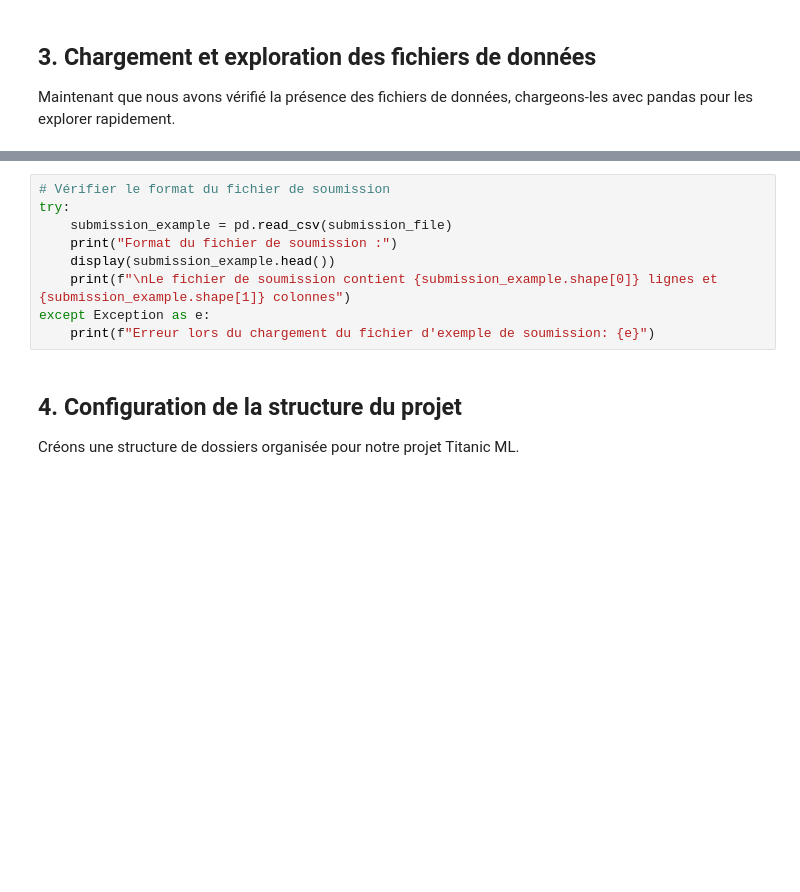
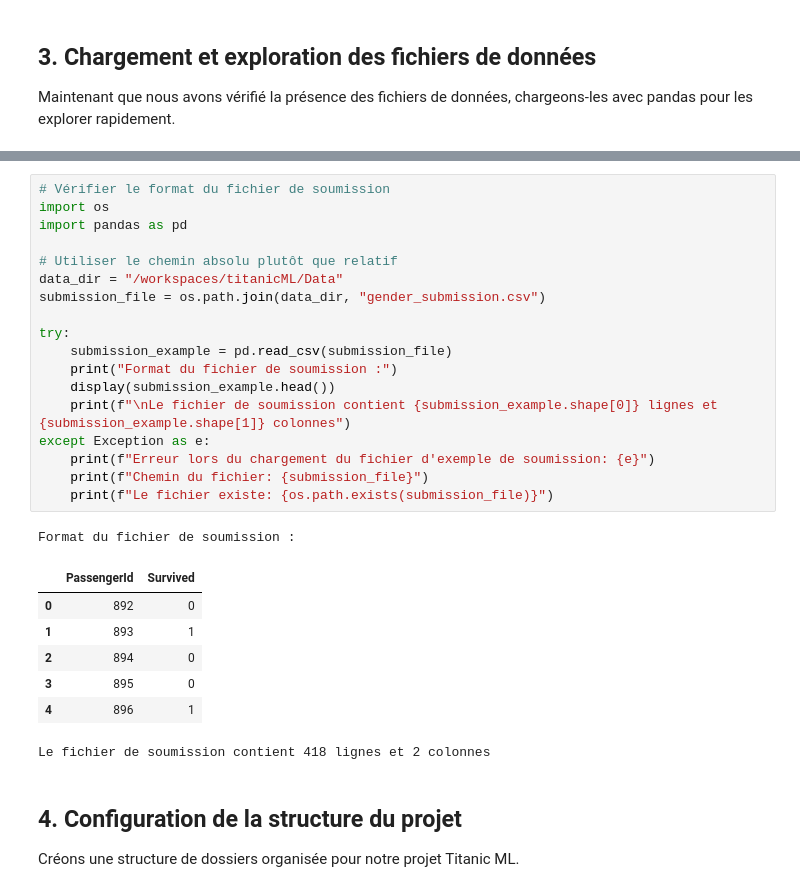
Before and after one commit to FandresenaR/titanicML, a Jupyter notebook: titanic_setup.ipynb, the cells around one changed output, grey strips where cells are left out. Drawn from its saved outputs; the diff is of its cells as text; blank space fills up the shorter version.

```diff
--- a/titanic_setup.ipynb
+++ b/titanic_setup.ipynb
@@ -253,12 +389,30 @@ except Exception as e:
 # %%
 # Vérifier le format du fichier de soumission
+import os
+import pandas as pd
+
+# Utiliser le chemin absolu plutôt que relatif
+data_dir = "/workspaces/titanicML/Data"
+submission_file = os.path.join(data_dir, "gender_submission.csv")
+
 try:
     submission_example = pd.read_csv(submission_file)
     print("Format du fichier de soumission :")
     display(submission_example.head())
     print(f"\nLe fichier de soumission contient {submission_example.shape[0]} lignes et {submission_example.shape[1]} colonnes")
 except Exception as e:
     print(f"Erreur lors du chargement du fichier d'exemple de soumission: {e}")
+    print(f"Chemin du fichier: {submission_file}")
+    print(f"Le fichier existe: {os.path.exists(submission_file)}")
+# %% [output]
+Format du fichier de soumission :
+|  | PassengerId | Survived |
+| 0 | 892 | 0 |
+| 1 | 893 | 1 |
+| 2 | 894 | 0 |
+| 3 | 895 | 0 |
+| 4 | 896 | 1 |
+Le fichier de soumission contient 418 lignes et 2 colonnes
 # %% [markdown]
 ## 4. Configuration de la structure du projet
 
```
Also changed, not shown: parts of 8 cells of this notebook, 34 other files.
